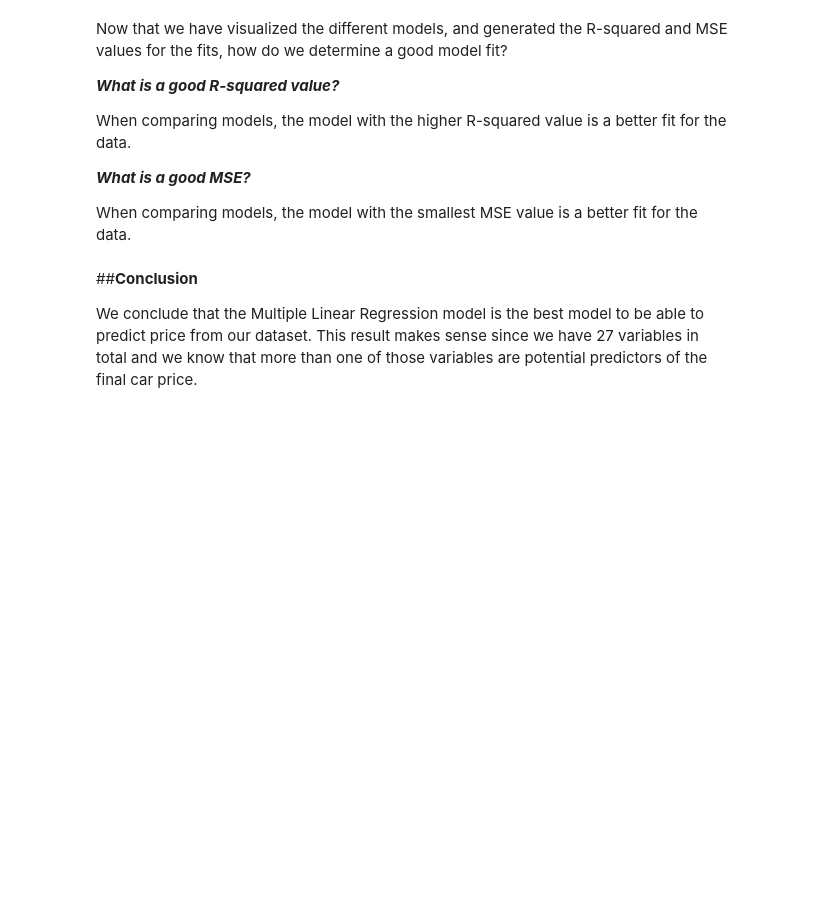
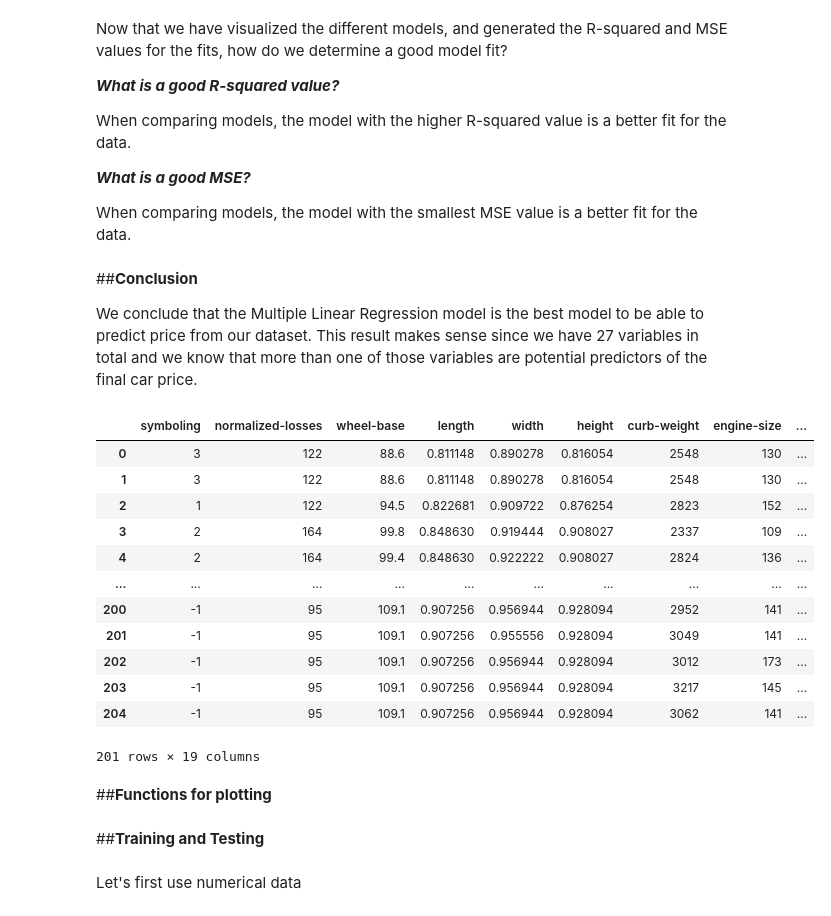
Before and after one commit to Rubieskyama/Data-Science-Ecosystem, a Jupyter notebook: Data Analytics with Python/Used_cars_pricing_analyzer.ipynb, the cells around one changed output. Cells and saved outputs as stored; diff of their text form; code cells hidden in the pictures; blank space fills up the shorter version.

Commit message:
Training and testing, Cross Validation

```diff
--- a/Data Analytics with Python/Used_cars_pricing_analyzer.ipynb
+++ b/Data Analytics with Python/Used_cars_pricing_analyzer.ipynb
@@ -1070,3 +1073,21 @@ When comparing models, the model with the smallest MSE value is a better fit for
 ##**Conclusion**
 
  We conclude that the Multiple Linear Regression model is the best model to be able to predict price from our dataset. This result makes sense since we have 27 variables in total and we know that more than one of those variables are potential predictors of the final car price.
+# %%
+df._get_numeric_data()
+# %% [output]
+|  | symboling | normalized-losses | wheel-base | length | width | height | curb-weight | engine-size | ... |
+| 0 | 3 | 122 | 88.6 | 0.811148 | 0.890278 | 0.816054 | 2548 | 130 | ... |
+| 1 | 3 | 122 | 88.6 | 0.811148 | 0.890278 | 0.816054 | 2548 | 130 | ... |
+| 2 | 1 | 122 | 94.5 | 0.822681 | 0.909722 | 0.876254 | 2823 | 152 | ... |
+| 3 | 2 | 164 | 99.8 | 0.848630 | 0.919444 | 0.908027 | 2337 | 109 | ... |
+| 4 | 2 | 164 | 99.4 | 0.848630 | 0.922222 | 0.908027 | 2824 | 136 | ... |
+| ... | ... | ... | ... | ... | ... | ... | ... | ... | ... |
+| 200 | -1 | 95 | 109.1 | 0.907256 | 0.956944 | 0.928094 | 2952 | 141 | ... |
+| 201 | -1 | 95 | 109.1 | 0.907256 | 0.955556 | 0.928094 | 3049 | 141 | ... |
+| 202 | -1 | 95 | 109.1 | 0.907256 | 0.956944 | 0.928094 | 3012 | 173 | ... |
+| 203 | -1 | 95 | 109.1 | 0.907256 | 0.956944 | 0.928094 | 3217 | 145 | ... |
+| 204 | -1 | 95 | 109.1 | 0.907256 | 0.956944 | 0.928094 | 3062 | 141 | ... |
+201 rows × 19 columns
+# %% [markdown]
+##**Functions for plotting**
@@ -1072,0 +1133,4 @@ When comparing models, the model with the smallest MSE value is a better fit for
+# %% [markdown]
+##**Training and Testing**
+# %% [markdown]
+Let's first use numerical data
```
Also changed, not shown: parts of 30 cells of this notebook.
